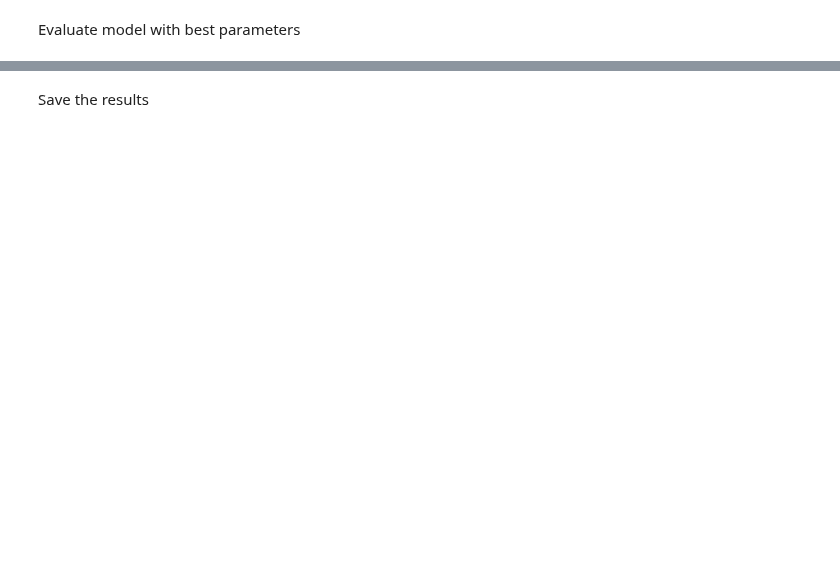
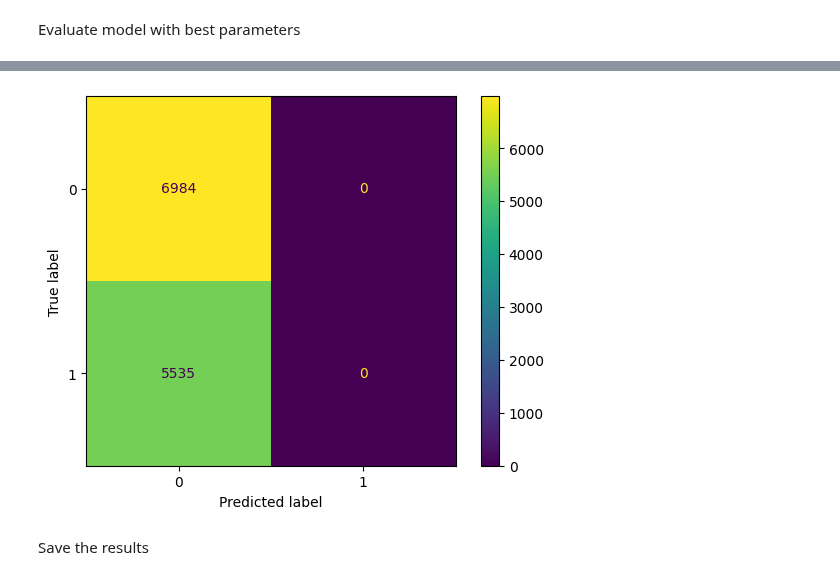
Before and after one commit to Leelexuan/WELFake_AI_Project, a Jupyter notebook: models/nb_multinomial/nb_multinomial_iter1.ipynb, the cells around one changed output, grey strips where cells are left out. Drawn from its saved outputs; the diff is of its cells as text; code cells hidden in the pictures; blank space fills up the shorter version.

```diff
--- a/models/nb_multinomial/nb_multinomial_iter1.ipynb
+++ b/models/nb_multinomial/nb_multinomial_iter1.ipynb
@@ -244,3 +237,13 @@ Test accuracy with best parameters: 0.6414
+# %%
+# Generate predictions with the best model
+y_pred = best_nb.predict(x_test)
+
+# Create the confusion matrix
+cm = confusion_matrix(y_test, y_pred)
+
+ConfusionMatrixDisplay(confusion_matrix=cm).plot();
+# %% [output]
+[figure, added]
 # %% [markdown]
 Save the results
 # %%
```
Also changed, not shown: parts of 21 cells of this notebook, 3 other files.
